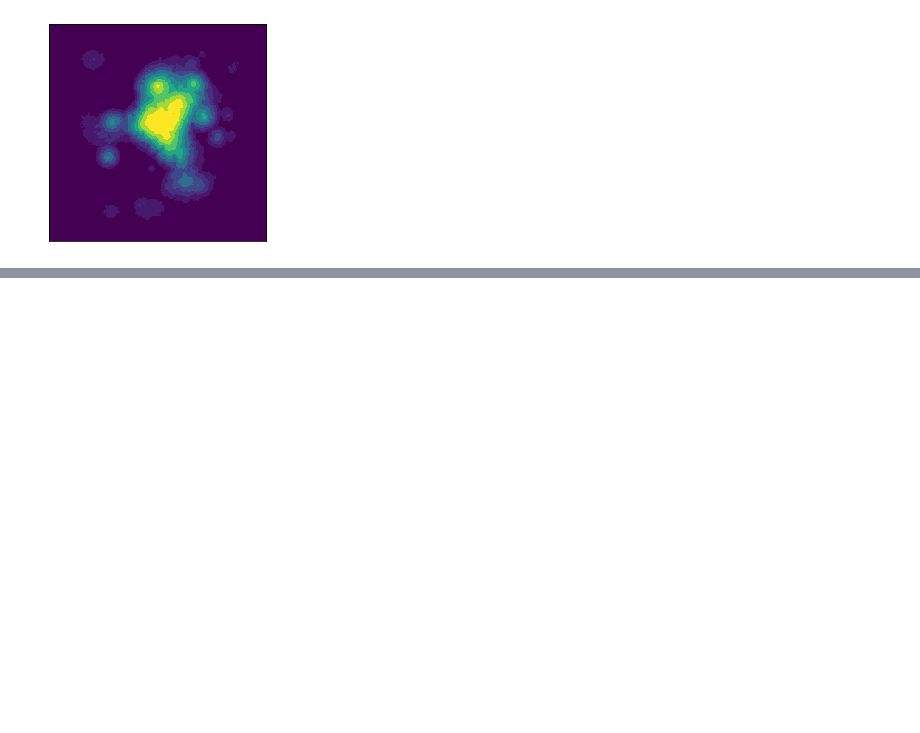
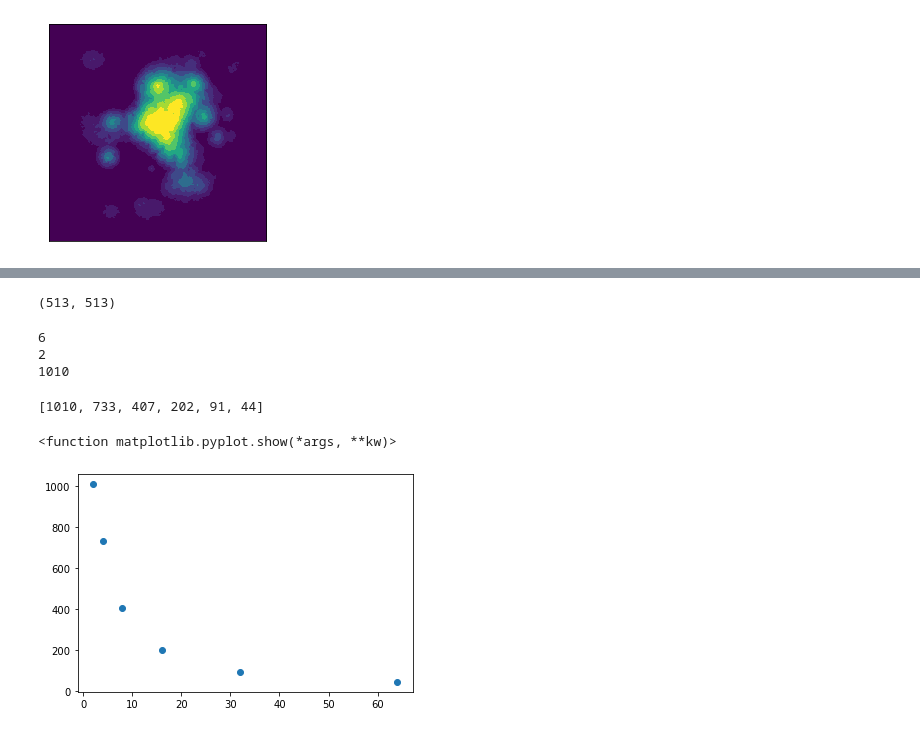
Before and after one commit to eoin-raff/ThesisRepo, a Jupyter notebook: Utils/Heightmap Analysis/heightmap_analysis.ipynb, the cells around one changed output, grey strips where cells are left out. Drawn from its saved outputs; the diff is of its cells as text; code cells hidden in the pictures; blank space fills up the shorter version.

```diff
--- a/Utils/Heightmap Analysis/heightmap_analysis.ipynb
+++ b/Utils/Heightmap Analysis/heightmap_analysis.ipynb
@@ -126,0 +131,44 @@ for i in range(0, len(edge_images)):
+# %%
+print(binary_images[0].shape)
+# %% [output]
+(513, 513)
+# %%
+def box_count(Z, k):
+    ''''''
+    S = np.add.reduceat(
+        np.add.reduceat(Z, np.arange(0, Z.shape[0], k), axis=0),
+                           np.arange(0, Z.shape[1], k), axis=1)
+    return len(np.where((S > 0) & (S < k*k))[0])
+# %%
+test = np.array([
+    [0, 0, 255, 0, 255, 255],
+    [0, 1, 1, 0, 1, 1],
+    [0, 1, 1, 0, 1, 0],
+    [0, 1, 1, 1, 1, 0],
+    [0, 0, 1, 1, 1, 0],
+    [0, 0, 0, 0, 1, 0],
+])
+print(box_count(test, 2))
+print(box_count(test, 3))
+print (box_count(binary_images[0], 2))
+#print(((binary_images[0])/255)[257][256])
+# %% [output]
+6
+2
+1010
+# %%
+sizes = [2, 4, 8, 16, 32, 64]
+N = []
+
+for s in sizes:
+    N.append(box_count(binary_images[0], s))
+
+print(N)
+# %% [output]
+[1010, 733, 407, 202, 91, 44]
+# %%
+plt.scatter(sizes, N)
+plt.show
+# %% [output]
+<function matplotlib.pyplot.show(*args, **kw)>
+[figure, added]
```
Also changed, not shown: parts of 4 cells of this notebook.
